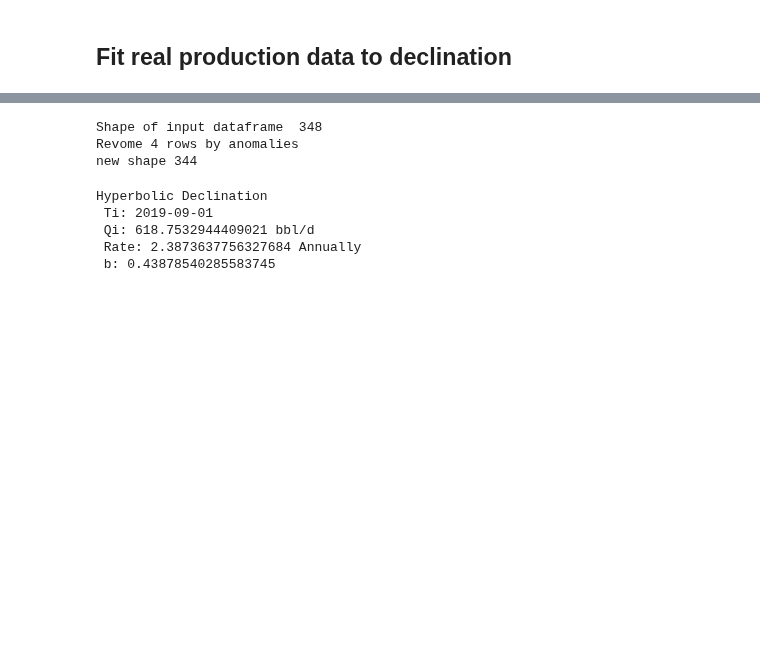
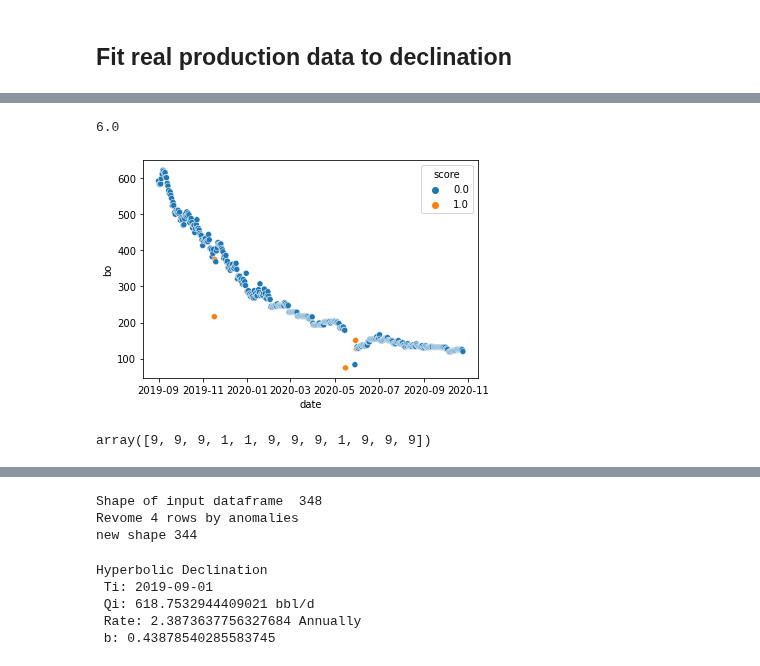
Before and after one commit to scuervo91/reservoirpy, a Jupyter notebook: examples/wellproductivity/1-declination.ipynb, the cells around one changed output, grey strips where cells are left out. Cells and saved outputs as stored; diff of their text form; code cells hidden in the pictures; blank space fills up the shorter version.

```diff
--- a/examples/wellproductivity/1-declination.ipynb
+++ b/examples/wellproductivity/1-declination.ipynb
@@ -140,0 +185,14 @@ prod
+# %%
+prod['score'] = zscore(prod['date'],prod['bo'])
+sns.scatterplot(data=prod, x='date',y='bo',hue='score')
+prod['score'].sum()
+# %% [output]
+6.0
+[figure, added]
+# %%
+a = np.array([0,0,0,1,1,0,0,0,1,0,0,0])
+
+a[a==0] = np.full(9,9)
+a
+# %% [output]
+array([9, 9, 9, 1, 1, 9, 9, 9, 1, 9, 9, 9])
```
Also changed, not shown: parts of 13 cells of this notebook.
